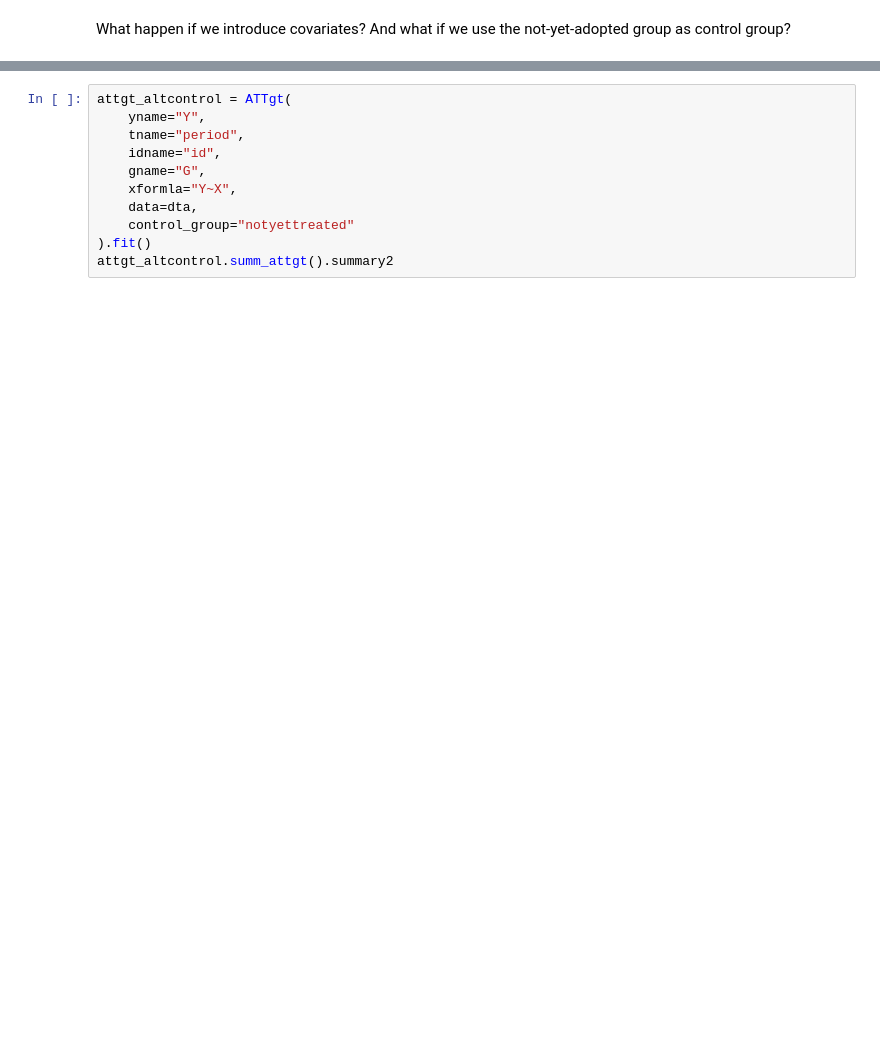
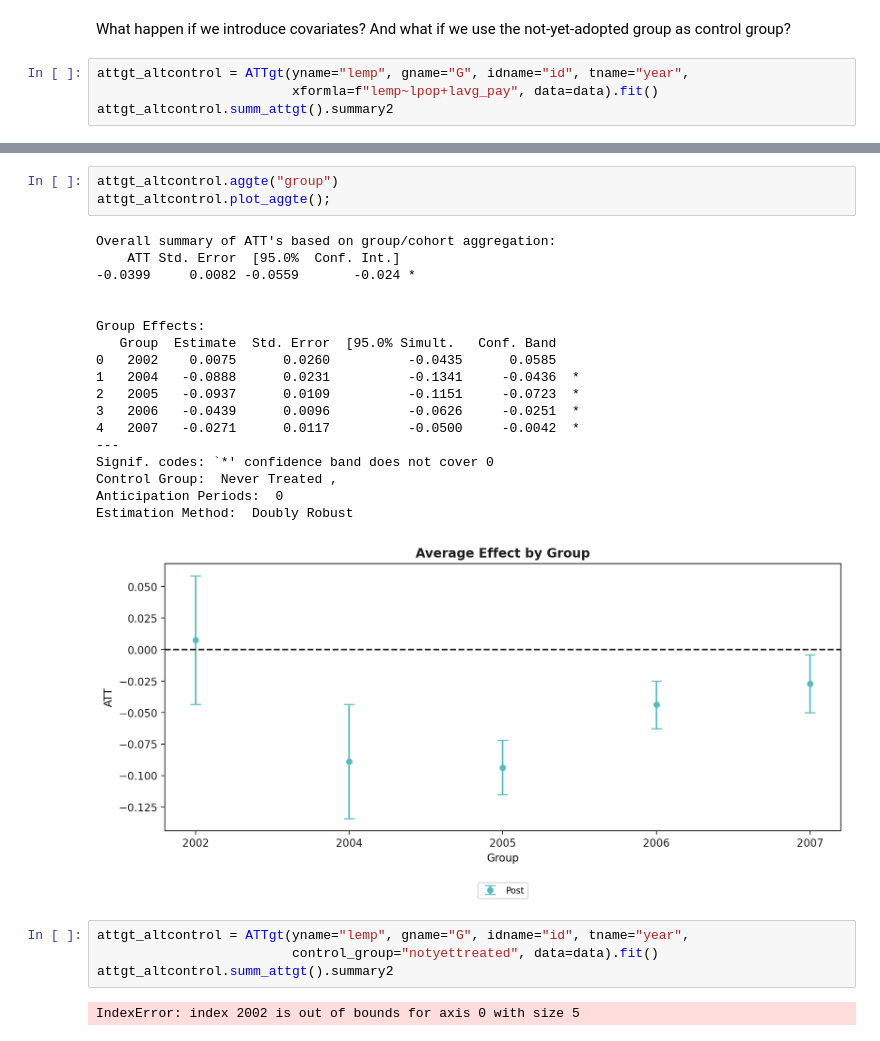
Before and after one commit to pabloestradac/causalml-advanced, a Jupyter notebook: notebooks/DiD_Modern.ipynb, the cells around one changed output, grey strips where cells are left out. Cells and saved outputs as stored; diff of their text form; blank space fills up the shorter version.

```diff
--- a/notebooks/DiD_Modern.ipynb
+++ b/notebooks/DiD_Modern.ipynb
@@ -204,2 +199,6 @@ Estimation Method:  Doubly Robust
 # %% [markdown]
 What happen if we introduce covariates? And what if we use the not-yet-adopted group as control group?
+# %%
+attgt_altcontrol = ATTgt(yname="lemp", gname="G", idname="id", tname="year",
+                         xformla=f"lemp~lpop+lavg_pay", data=data).fit()
+attgt_altcontrol.summ_attgt().summary2
@@ -206,11 +223,28 @@ What happen if we introduce covariates? And what if we use the not-yet-adopted g
+# %%
+attgt_altcontrol.aggte("group")
+attgt_altcontrol.plot_aggte();
+# %% [output]
+Overall summary of ATT's based on group/cohort aggregation:
+    ATT Std. Error  [95.0%  Conf. Int.]
+-0.0399     0.0082 -0.0559       -0.024 *
+
+
+Group Effects:
+   Group  Estimate  Std. Error  [95.0% Simult.   Conf. Band
+0   2002    0.0075      0.0260          -0.0435      0.0585
+1   2004   -0.0888      0.0231          -0.1341     -0.0436  *
+2   2005   -0.0937      0.0109          -0.1151     -0.0723  *
+3   2006   -0.0439      0.0096          -0.0626     -0.0251  *
+4   2007   -0.0271      0.0117          -0.0500     -0.0042  *
+---
+Signif. codes: `*' confidence band does not cover 0
+Control Group:  Never Treated ,
+Anticipation Periods:  0
+Estimation Method:  Doubly Robust
+[figure, added]
 # %%
-attgt_altcontrol = ATTgt(
-    yname="Y",
-    tname="period",
-    idname="id",
-    gname="G",
-    xformla="Y~X",
-    data=dta,
-    control_group="notyettreated"
-).fit()
+attgt_altcontrol = ATTgt(yname="lemp", gname="G", idname="id", tname="year",
+                         control_group="notyettreated", data=data).fit()
 attgt_altcontrol.summ_attgt().summary2
+# %% [output]
+IndexError: index 2002 is out of bounds for axis 0 with size 5
```
Also changed, not shown: parts of 10 cells of this notebook, 3 other files.
